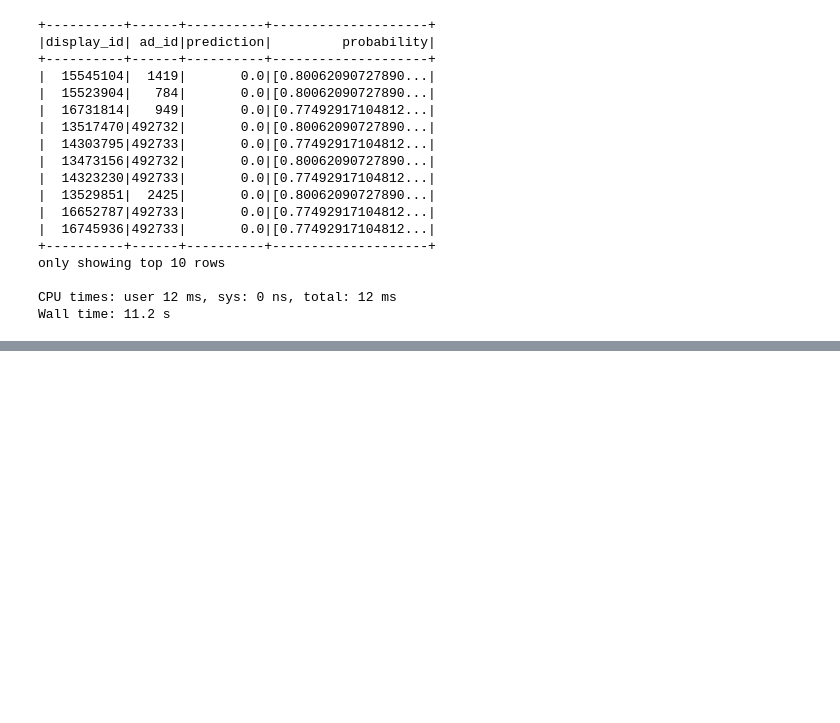
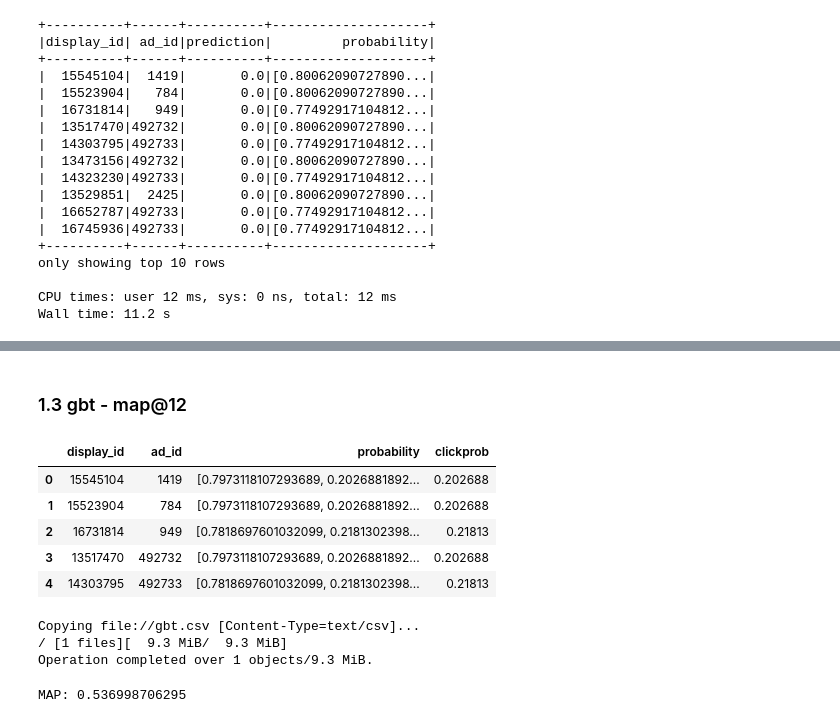
Before and after one commit to cs13syy/projects, a Jupyter notebook: kaggle-outbrain/[CS]Modeling_02_MiddleData_lr_rf_gbt.ipynb, the cells around one changed output, grey strips where cells are left out. Cells and saved outputs as stored; diff of their text form; code cells hidden in the pictures; blank space fills up the shorter version.

```diff
--- a/kaggle-outbrain/[CS]Modeling_02_MiddleData_lr_rf_gbt.ipynb
+++ b/kaggle-outbrain/[CS]Modeling_02_MiddleData_lr_rf_gbt.ipynb
@@ -510,0 +652,11 @@ Wall time: 11.2 s
+# %%
+import datetime
+start_time = time.time()
+
+from pyspark.ml.classification import GBTClassifier
+gbt = GBTClassifier(maxIter=10, maxDepth=4)
+gbtModel = gbt.fit(train)
+gbtPredictions = gbtModel.transform(valid)
+%time gbtPredictions.select('display_id', 'ad_id', 'prediction', 'probability').show(10)
+
+print("--- %s seconds ---" % (time.time() - start_time)) # 1시간 36분
@@ -510,0 +689,3 @@ Wall time: 11.2 s
+# %%
+gbtPredictions = gbtModel.transform(test)
+%time gbtPredictions.select('display_id', 'ad_id', 'prediction', 'probability').show(10)
@@ -515,0 +716,38 @@ Test Area Under ROC: 0.612009301179
+# %% [markdown]
+### 1.3 gbt - map@12
+# %%
+# display_id, ad_id, probability를 셀렉해 gbt_final_df에 저장
+gbt_final_df = gbtPredictions.select('display_id', 'ad_id', 'probability')
+# spark dataframe을 pandas dataframe으로 변환
+gbt_final_pd = gbt_final_df.toPandas()
+# %%
+# probability는 [0일 확률, 1일 확률]로 되어 있다 -> 1일 확률만 뽑아 'clickprob' 열에 저장하자
+
+# 일단 copy해서 'clickprob' 열 생성해놓자
+gbt_final_pd['clickprob'] = gbt_final_pd.probability
+
+# for문 돌려서 1일 확률만 뽑아 'clickprob' 열에 저장하자
+for i in range(len(gbt_final_pd)): # for문
+    gbt_final_pd.clickprob[i] = gbt_final_pd.probability[i][1]
+# %%
+# clickprob 열이 잘 생성되었다
+gbt_final_pd.head(5)
+# %% [output]
+|  | display_id | ad_id | probability | clickprob |
+| 0 | 15545104 | 1419 | [0.7973118107293689, 0.2026881892... | 0.202688 |
+| 1 | 15523904 | 784 | [0.7973118107293689, 0.2026881892... | 0.202688 |
+| 2 | 16731814 | 949 | [0.7818697601032099, 0.2181302398... | 0.21813 |
+| 3 | 13517470 | 492732 | [0.7973118107293689, 0.2026881892... | 0.202688 |
+| 4 | 14303795 | 492733 | [0.7818697601032099, 0.2181302398... | 0.21813 |
+# %%
+# 'display_id', 'ad_id', 'clickprob'만 저장해야지
+gbt_final_pd = gbt_final_pd[['display_id', 'ad_id', 'clickprob']]
+
+# csv 파일로 bucket에 저장하자
+from io import BytesIO
+gbt_final_pd.to_csv('gbt.csv', index=False)
+!gsutil cp 'gbt.csv' 'gs://capstone-03/output/gbt.csv'
+# %% [output]
+Copying file://gbt.csv [Content-Type=text/csv]...
+/ [1 files][  9.3 MiB/  9.3 MiB]
+Operation completed over 1 objects/9.3 MiB.
@@ -515,0 +764,6 @@ Test Area Under ROC: 0.612009301179
+# %%
+# mapk 함수
+score = mapk(Y_ads, P_ads, 12)
+print("MAP: %.12f" % score)
+# %% [output]
+MAP: 0.536998706295
```
Also changed, not shown: parts of 51 cells of this notebook.
